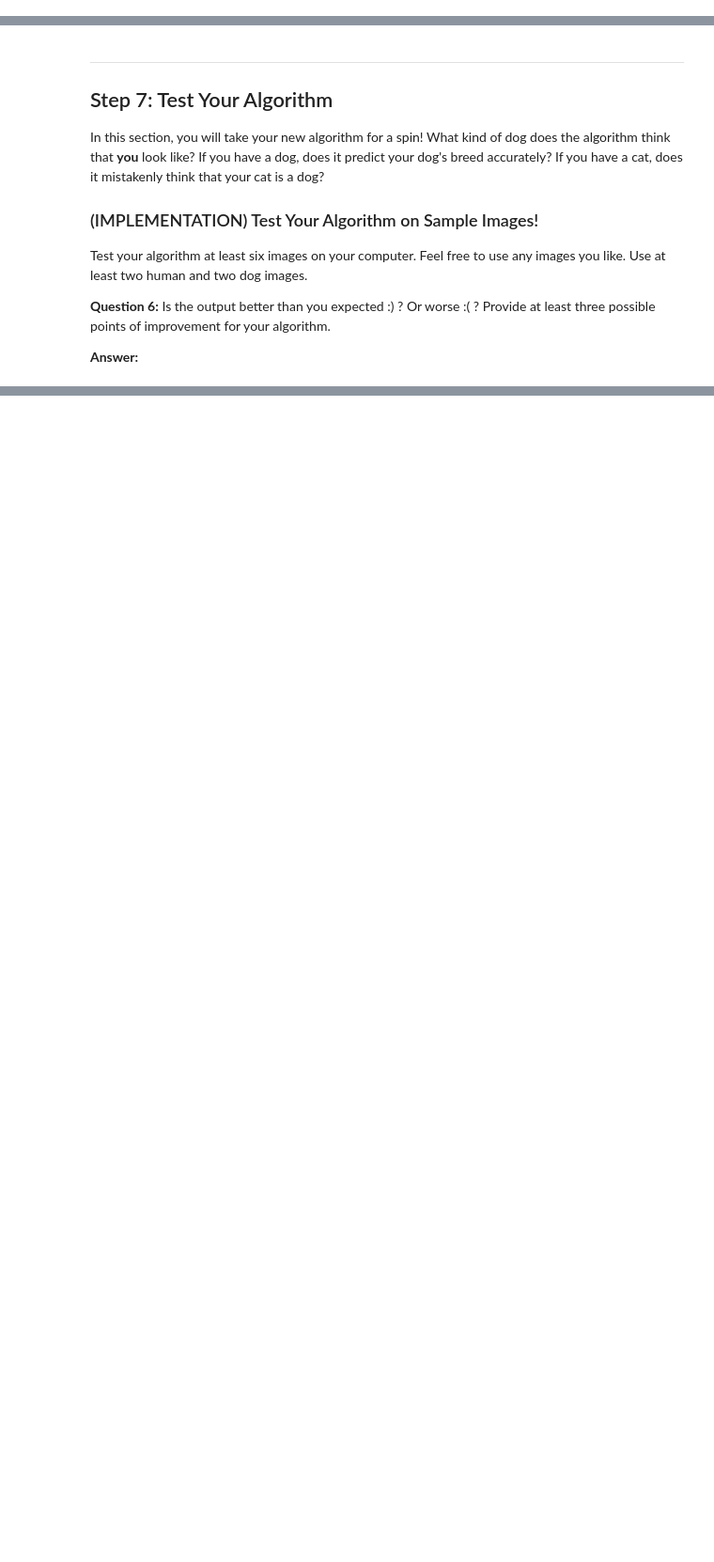
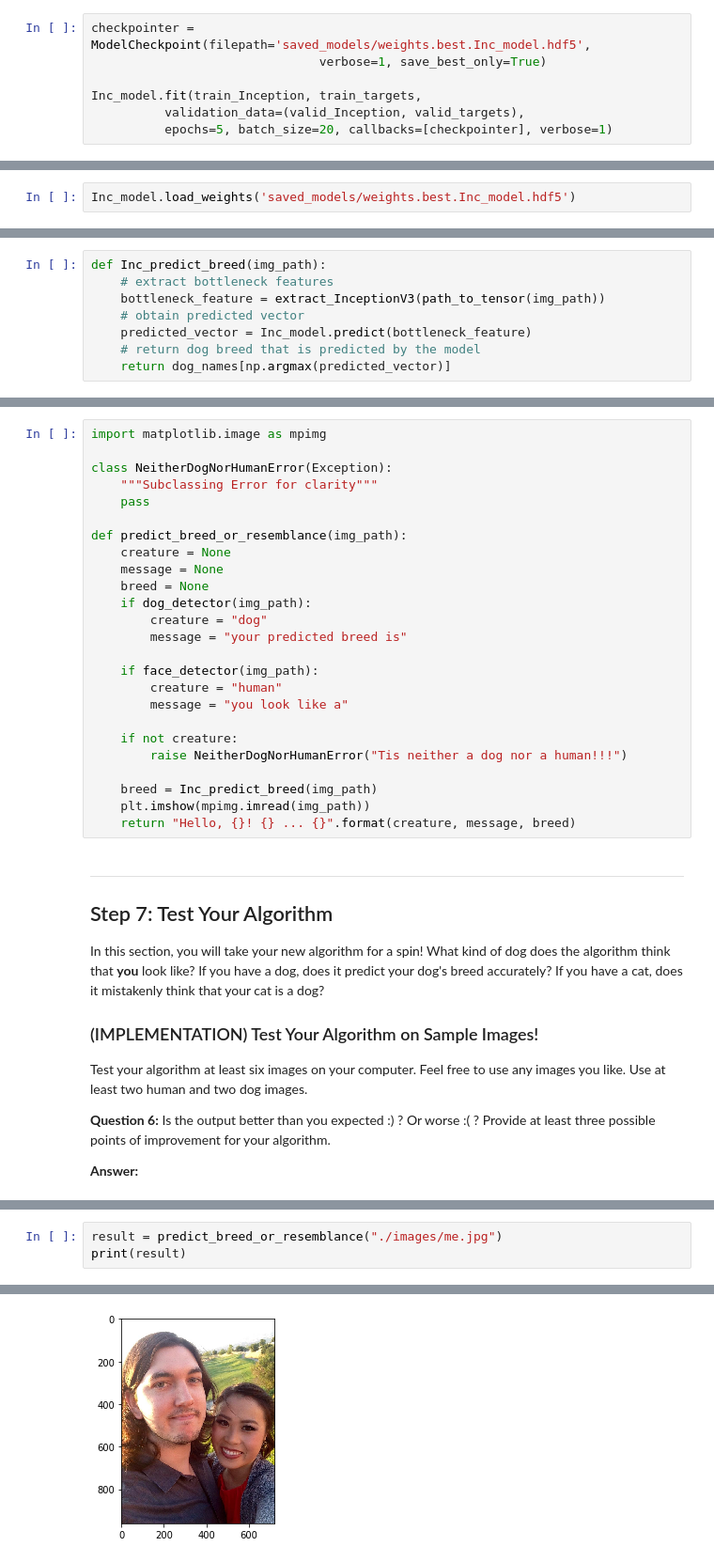
Before and after one commit to csawtelle/udacity-machine-learning-nanodegree, a Jupyter notebook: dog-project/dog_app.ipynb, the cells around one changed output, grey strips where cells are left out. Shown: that part at 94% size. Cells and saved outputs as stored; diff of their text form; blank space fills up the shorter version.

```diff
--- a/dog-project/dog_app.ipynb
+++ b/dog-project/dog_app.ipynb
@@ -553,0 +624,7 @@ You are welcome to [augment the training data](https://blog.keras.io/building-po
+# %%
+checkpointer = ModelCheckpoint(filepath='saved_models/weights.best.Inc_model.hdf5',
+                               verbose=1, save_best_only=True)
+
+Inc_model.fit(train_Inception, train_targets,
+          validation_data=(valid_Inception, valid_targets),
+          epochs=5, batch_size=20, callbacks=[checkpointer], verbose=1)
@@ -558,3 +646,5 @@ You are welcome to [augment the training data](https://blog.keras.io/building-po
+# %%
+Inc_model.load_weights('saved_models/weights.best.Inc_model.hdf5')
 # %% [markdown]
 ### (IMPLEMENTATION) Test the Model
 
@@ -582,3 +675,11 @@ where `{network}`, in the above filename, should be one of `VGG19`, `Resnet50`,
+# %%
+def Inc_predict_breed(img_path):
+    # extract bottleneck features
+    bottleneck_feature = extract_InceptionV3(path_to_tensor(img_path))
+    # obtain predicted vector
+    predicted_vector = Inc_model.predict(bottleneck_feature)
+    # return dog breed that is predicted by the model
+    return dog_names[np.argmax(predicted_vector)]
 # %% [markdown]
 ---
 <a id='step6'></a>
@@ -603,3 +701,28 @@ Some sample output for our algorithm is provided below, but feel free to design
+# %%
+import matplotlib.image as mpimg
+
+class NeitherDogNorHumanError(Exception):
+    """Subclassing Error for clarity"""
+    pass
+
+def predict_breed_or_resemblance(img_path):
+    creature = None
+    message = None
+    breed = None
+    if dog_detector(img_path):
+        creature = "dog"
+        message = "your predicted breed is"
+
+    if face_detector(img_path):
+        creature = "human"
+        message = "you look like a"
+
+    if not creature:
+        raise NeitherDogNorHumanError("Tis neither a dog nor a human!!!")
+
+    breed = Inc_predict_breed(img_path)
+    plt.imshow(mpimg.imread(img_path))
+    return "Hello, {}! {} ... {}".format(creature, message, breed)
 # %% [markdown]
 ---
 <a id='step7'></a>
@@ -620,0 +740,4 @@ __Answer:__
+# %%
+result = predict_breed_or_resemblance("./images/me.jpg")
+print(result)
+# %% [output]
@@ -620,0 +745 @@ __Answer:__
+[figure, added]
```
Also changed, not shown: parts of 29 cells of this notebook.
